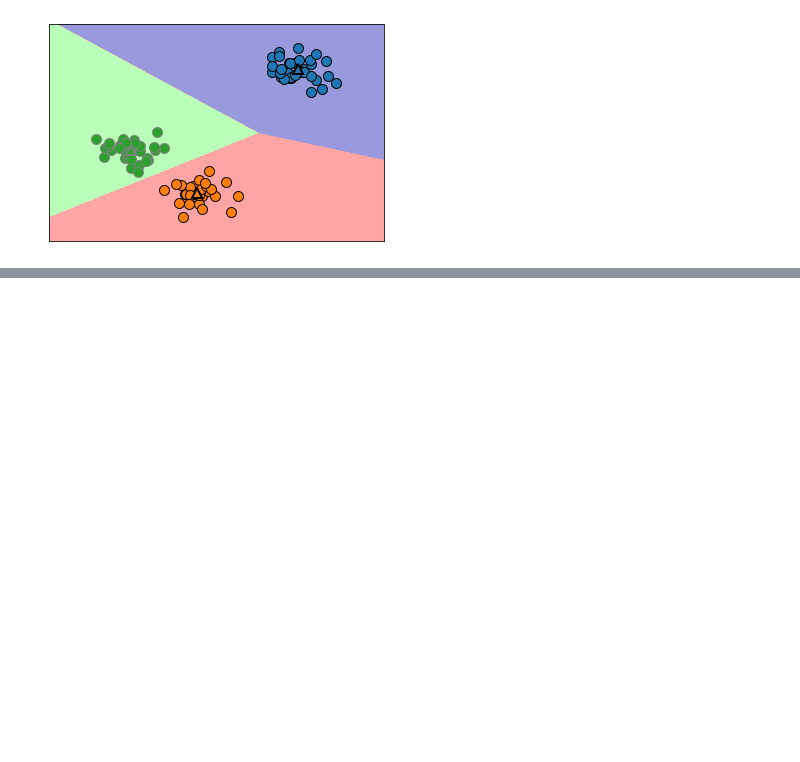
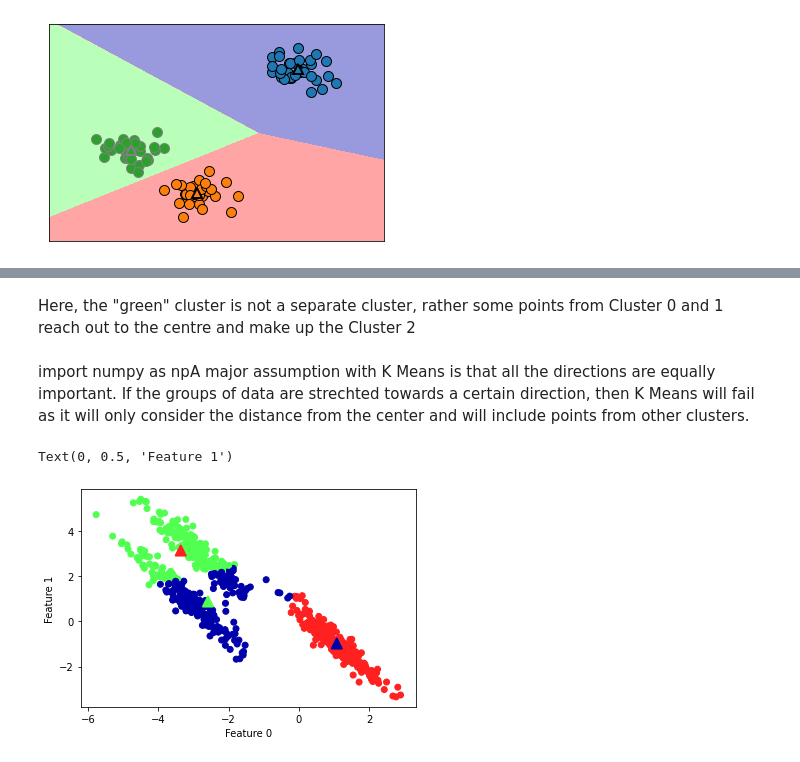
Before and after one commit to shubhamsharma6701/practical_machine_learning, a Jupyter notebook: K Means Clustering.ipynb, the cells around one changed output, grey strips where cells are left out. Saved outputs shown, nothing was run; the diff lists cells and outputs as text; code cells hidden in the pictures; blank space fills up the shorter version.

```diff
--- a/K Means Clustering.ipynb
+++ b/K Means Clustering.ipynb
@@ -14,0 +91,28 @@ mglearn.plots.plot_kmeans_boundaries()
+# %% [markdown]
+Here, the "green" cluster is not a separate cluster, rather some points from Cluster 0 and 1 reach out to the centre and make up the Cluster 2
+# %% [markdown]
+import numpy as npA major assumption with K Means is that all the directions are equally important. If the groups of data are strechted towards a certain direction, then K Means will fail as it will only consider the distance from the center and will include points from other clusters.
+# %%
+import numpy as np
+
+## Generate some random cluster data
+x, y = make_blobs(random_state=170, n_samples=600)
+rng = np.random.RandomState(74)
+
+## Transform the data to be stretched
+
+transformation = rng.normal(size=(2, 2))
+x = np.dot(x, transformation)
+
+kmeans = KMeans(n_clusters=3)
+kmeans.fit(x)
+y_pred = kmeans.predict(x)
+
+plt.scatter(x[:, 0], x[:, 1], c=y_pred, cmap=mglearn.cm3)
+plt.scatter(kmeans.cluster_centers_[:, 0], kmeans.cluster_centers_[:, 1],
+           marker='^', c=[2, 0, 1], s=100, linewidth=2, cmap=mglearn.cm3)
+plt.xlabel("Feature 0")
+plt.ylabel("Feature 1")
+# %% [output]
+Text(0, 0.5, 'Feature 1')
+[figure, added]
```
Also changed, not shown: parts of 18 cells of this notebook.
